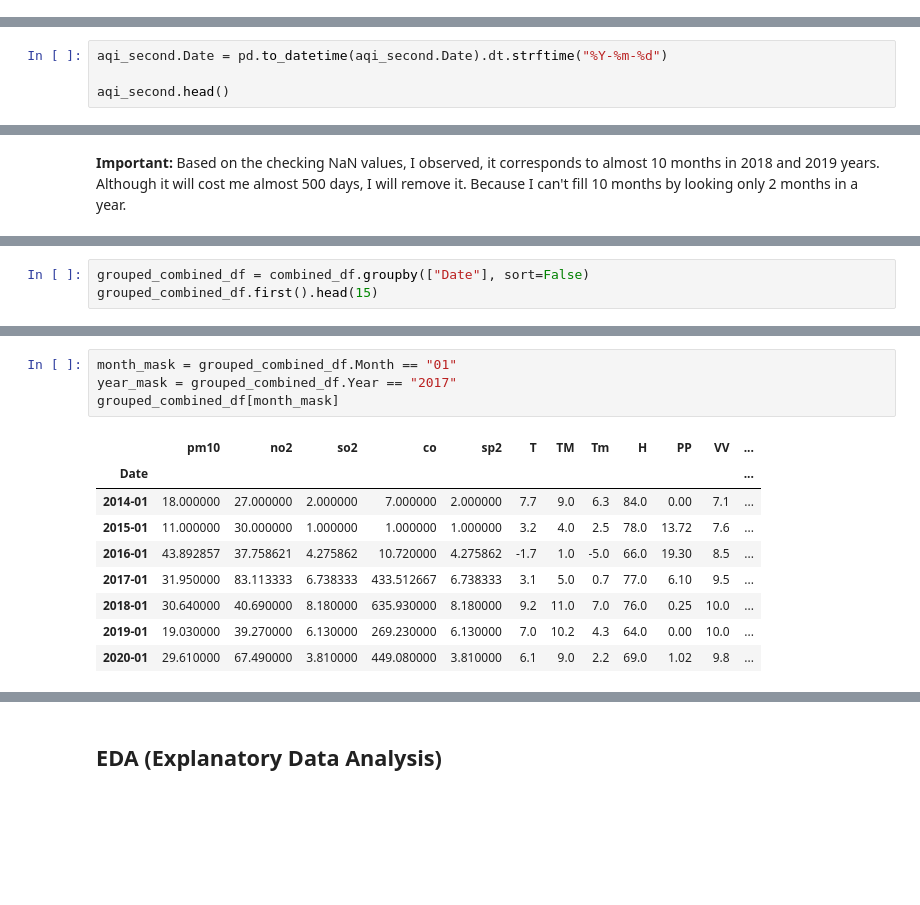
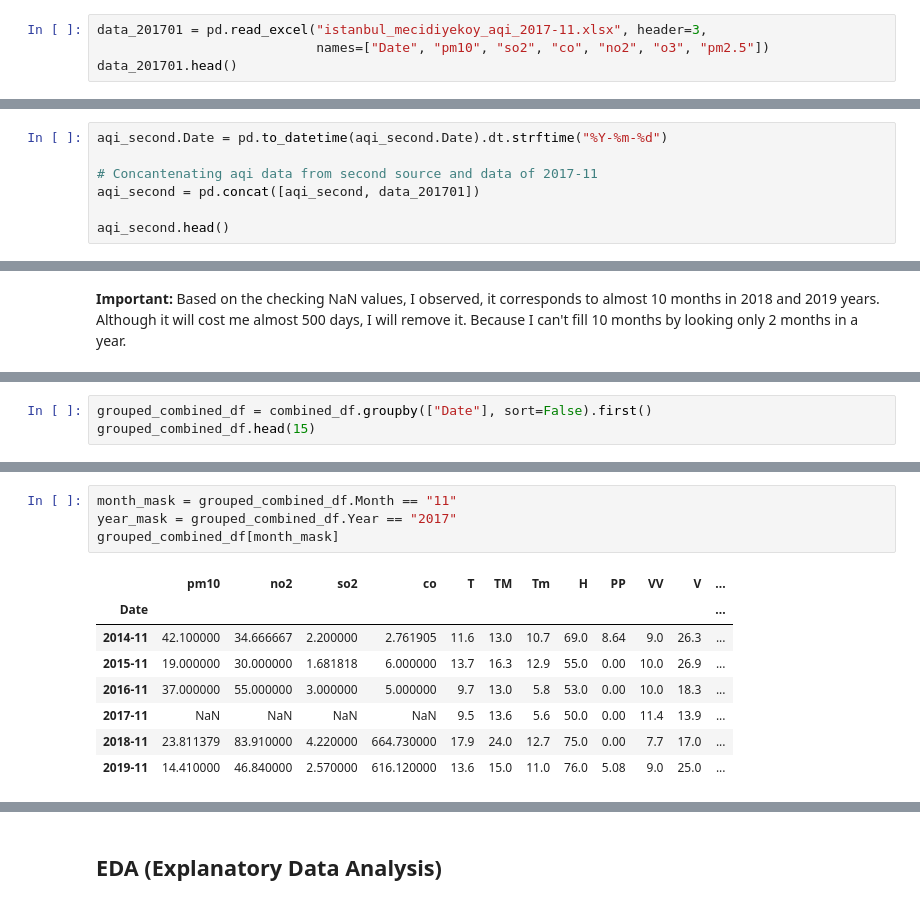
Before and after one commit to erolerdogan/AirQuality_in_Istanbul, a Jupyter notebook: AQI_in_Istanbul.ipynb, the cells around one changed output, grey strips where cells are left out. Cells and saved outputs as stored; diff of their text form; blank space fills up the shorter version.

```diff
--- a/AQI_in_Istanbul.ipynb
+++ b/AQI_in_Istanbul.ipynb
@@ -96,0 +99,4 @@ detailed_data.head()
+# %%
+data_201701 = pd.read_excel("istanbul_mecidiyekoy_aqi_2017-11.xlsx", header=3,
+                            names=["Date", "pm10", "so2", "co", "no2", "o3", "pm2.5"])
+data_201701.head()
@@ -220,5 +227,8 @@ memory usage: 107.1+ KB
 # %%
 aqi_second.Date = pd.to_datetime(aqi_second.Date).dt.strftime("%Y-%m-%d")
 
+# Concantenating aqi data from second source and data of 2017-11
+aqi_second = pd.concat([aqi_second, data_201701])
+
 aqi_second.head()
 # %% [output]
@@ -380,4 +399,4 @@ memory usage: 399.3+ KB
 # %%
-grouped_combined_df = combined_df.groupby(["Date"], sort=False)
-grouped_combined_df.first().head(15)
+grouped_combined_df = combined_df.groupby(["Date"], sort=False).first()
+grouped_combined_df.head(15)
 # %% [output]
@@ -401,17 +420,16 @@ grouped_combined_df.first().head(15)
 # %%
-month_mask = grouped_combined_df.Month == "01"
+month_mask = grouped_combined_df.Month == "11"
 year_mask = grouped_combined_df.Year == "2017"
 grouped_combined_df[month_mask]
 # %% [output]
-|  | pm10 | no2 | so2 | co | sp2 | T | TM | Tm | H | PP | VV | ... |
+|  | pm10 | no2 | so2 | co | T | TM | Tm | H | PP | VV | V | ... |
 | Date |  |  |  |  |  |  |  |  |  |  |  | ... |
-| 2014-01 | 18.000000 | 27.000000 | 2.000000 | 7.000000 | 2.000000 | 7.7 | 9.0 | 6.3 | 84.0 | 0.00 | 7.1 | ... |
-| 2015-01 | 11.000000 | 30.000000 | 1.000000 | 1.000000 | 1.000000 | 3.2 | 4.0 | 2.5 | 78.0 | 13.72 | 7.6 | ... |
-| 2016-01 | 43.892857 | 37.758621 | 4.275862 | 10.720000 | 4.275862 | -1.7 | 1.0 | -5.0 | 66.0 | 19.30 | 8.5 | ... |
-| 2017-01 | 31.950000 | 83.113333 | 6.738333 | 433.512667 | 6.738333 | 3.1 | 5.0 | 0.7 | 77.0 | 6.10 | 9.5 | ... |
-| 2018-01 | 30.640000 | 40.690000 | 8.180000 | 635.930000 | 8.180000 | 9.2 | 11.0 | 7.0 | 76.0 | 0.25 | 10.0 | ... |
-| 2019-01 | 19.030000 | 39.270000 | 6.130000 | 269.230000 | 6.130000 | 7.0 | 10.2 | 4.3 | 64.0 | 0.00 | 10.0 | ... |
-| 2020-01 | 29.610000 | 67.490000 | 3.810000 | 449.080000 | 3.810000 | 6.1 | 9.0 | 2.2 | 69.0 | 1.02 | 9.8 | ... |
+| 2014-11 | 42.100000 | 34.666667 | 2.200000 | 2.761905 | 11.6 | 13.0 | 10.7 | 69.0 | 8.64 | 9.0 | 26.3 | ... |
+| 2015-11 | 19.000000 | 30.000000 | 1.681818 | 6.000000 | 13.7 | 16.3 | 12.9 | 55.0 | 0.00 | 10.0 | 26.9 | ... |
+| 2016-11 | 37.000000 | 55.000000 | 3.000000 | 5.000000 | 9.7 | 13.0 | 5.8 | 53.0 | 0.00 | 10.0 | 18.3 | ... |
+| 2017-11 | NaN | NaN | NaN | NaN | 9.5 | 13.6 | 5.6 | 50.0 | 0.00 | 11.4 | 13.9 | ... |
+| 2018-11 | 23.811379 | 83.910000 | 4.220000 | 664.730000 | 17.9 | 24.0 | 12.7 | 75.0 | 0.00 | 7.7 | 17.0 | ... |
+| 2019-11 | 14.410000 | 46.840000 | 2.570000 | 616.120000 | 13.6 | 15.0 | 11.0 | 76.0 | 5.08 | 9.0 | 25.0 | ... |
 # %%
 # PM10 looks best to use of calculation Air Quality Index due less missed values.
 # The equation of calculating AQI based on chosen concentration.
```
Also changed, not shown: parts of 23 cells of this notebook.
